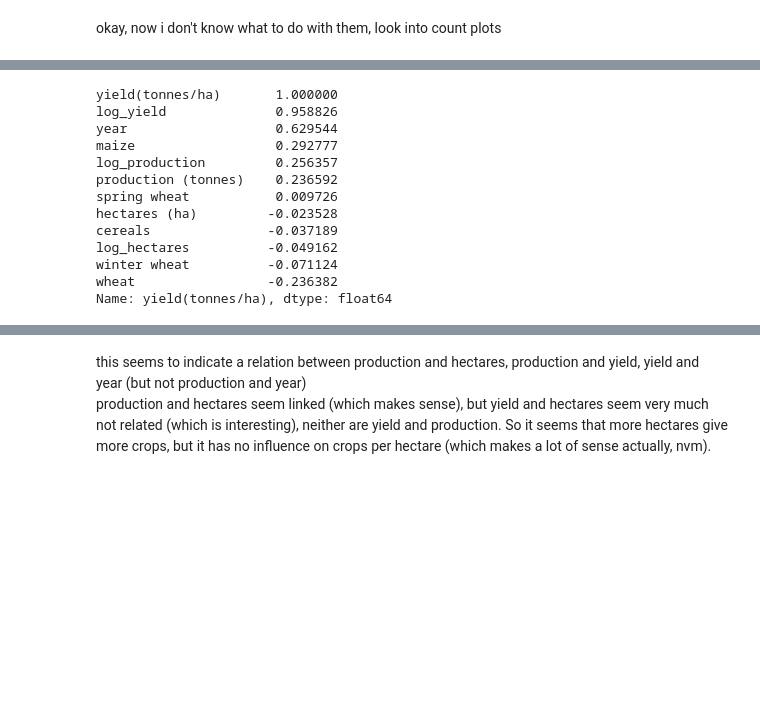
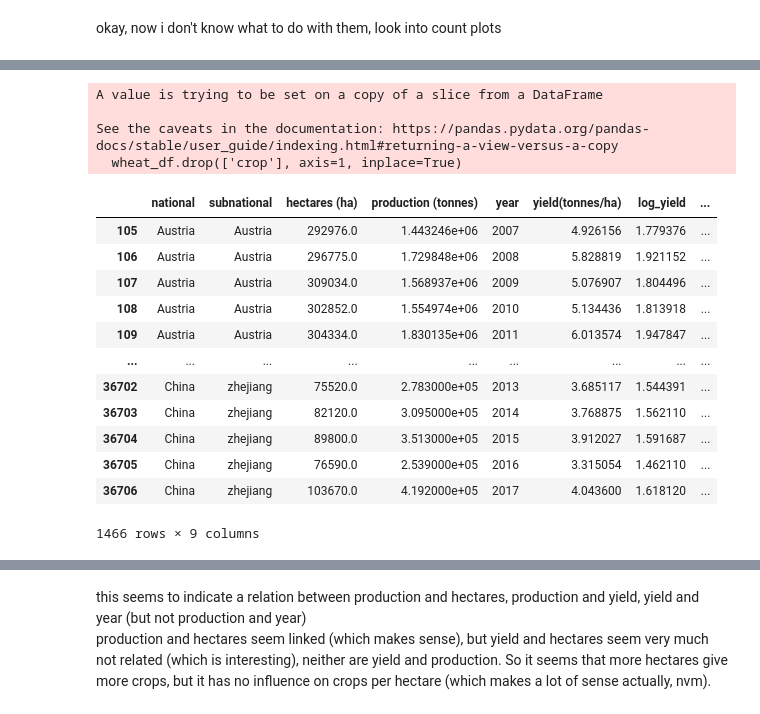
Before and after one commit to HannahCimene/TrioData_Masters, a Jupyter notebook: Files/crops/crops_emalisa.ipynb, the cells around one changed output, grey strips where cells are left out. Saved outputs shown, nothing was run; the diff lists cells and outputs as text; code cells hidden in the pictures; blank space fills up the shorter version.

```diff
--- a/Files/crops/crops_emalisa.ipynb
+++ b/Files/crops/crops_emalisa.ipynb
@@ -260,17 +249,27 @@ winter wheat          -0.071824
 Name: production (tonnes), dtype: float64
-# %%
-corr['yield(tonnes/ha)'].sort_values(ascending=False)
-# %% [output]
-yield(tonnes/ha)       1.000000
-log_yield              0.958826
-year                   0.629544
-maize                  0.292777
-log_production         0.256357
-production (tonnes)    0.236592
-spring wheat           0.009726
-hectares (ha)         -0.023528
-cereals               -0.037189
-log_hectares          -0.049162
-winter wheat          -0.071124
-wheat                 -0.236382
-Name: yield(tonnes/ha), dtype: float64
+# %%
+wheat_df = df[(df['crop'] == 'wheat')]
+wheat_df.drop(['crop'], axis=1, inplace=True)
+# sns.scatterplot(data=df, x='year', y='yield(tonnes/ha)', hue='subnational')
+wheat_df = wheat_df[(wheat_df['year']) > 2006]
+
+wheat_df
+# sns.histplot(data=wheat_df, x='yield(tonnes/ha)')
+# %% [output]
+A value is trying to be set on a copy of a slice from a DataFrame
+
+See the caveats in the documentation: https://pandas.pydata.org/pandas-docs/stable/user_guide/indexing.html#returning-a-view-versus-a-copy
+  wheat_df.drop(['crop'], axis=1, inplace=True)
+|  | national | subnational | hectares (ha) | production (tonnes) | year | yield(tonnes/ha) | log_yield | ... |
+| 105 | Austria | Austria | 292976.0 | 1.443246e+06 | 2007 | 4.926156 | 1.779376 | ... |
+| 106 | Austria | Austria | 296775.0 | 1.729848e+06 | 2008 | 5.828819 | 1.921152 | ... |
+| 107 | Austria | Austria | 309034.0 | 1.568937e+06 | 2009 | 5.076907 | 1.804496 | ... |
+| 108 | Austria | Austria | 302852.0 | 1.554974e+06 | 2010 | 5.134436 | 1.813918 | ... |
+| 109 | Austria | Austria | 304334.0 | 1.830135e+06 | 2011 | 6.013574 | 1.947847 | ... |
+| ... | ... | ... | ... | ... | ... | ... | ... | ... |
+| 36702 | China | zhejiang | 75520.0 | 2.783000e+05 | 2013 | 3.685117 | 1.544391 | ... |
+| 36703 | China | zhejiang | 82120.0 | 3.095000e+05 | 2014 | 3.768875 | 1.562110 | ... |
+| 36704 | China | zhejiang | 89800.0 | 3.513000e+05 | 2015 | 3.912027 | 1.591687 | ... |
+| 36705 | China | zhejiang | 76590.0 | 2.539000e+05 | 2016 | 3.315054 | 1.462110 | ... |
+| 36706 | China | zhejiang | 103670.0 | 4.192000e+05 | 2017 | 4.043600 | 1.618120 | ... |
+1466 rows × 9 columns
```
Also changed, not shown: parts of 25 cells of this notebook.
